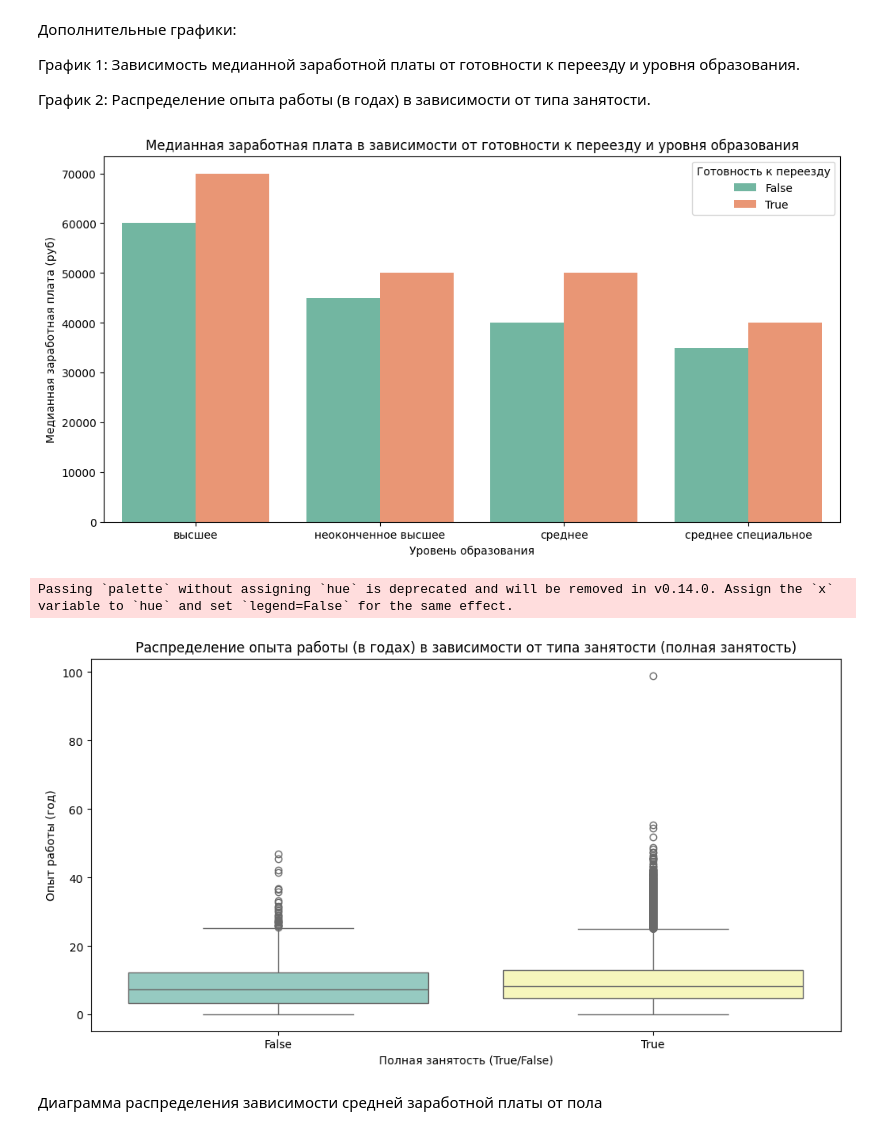
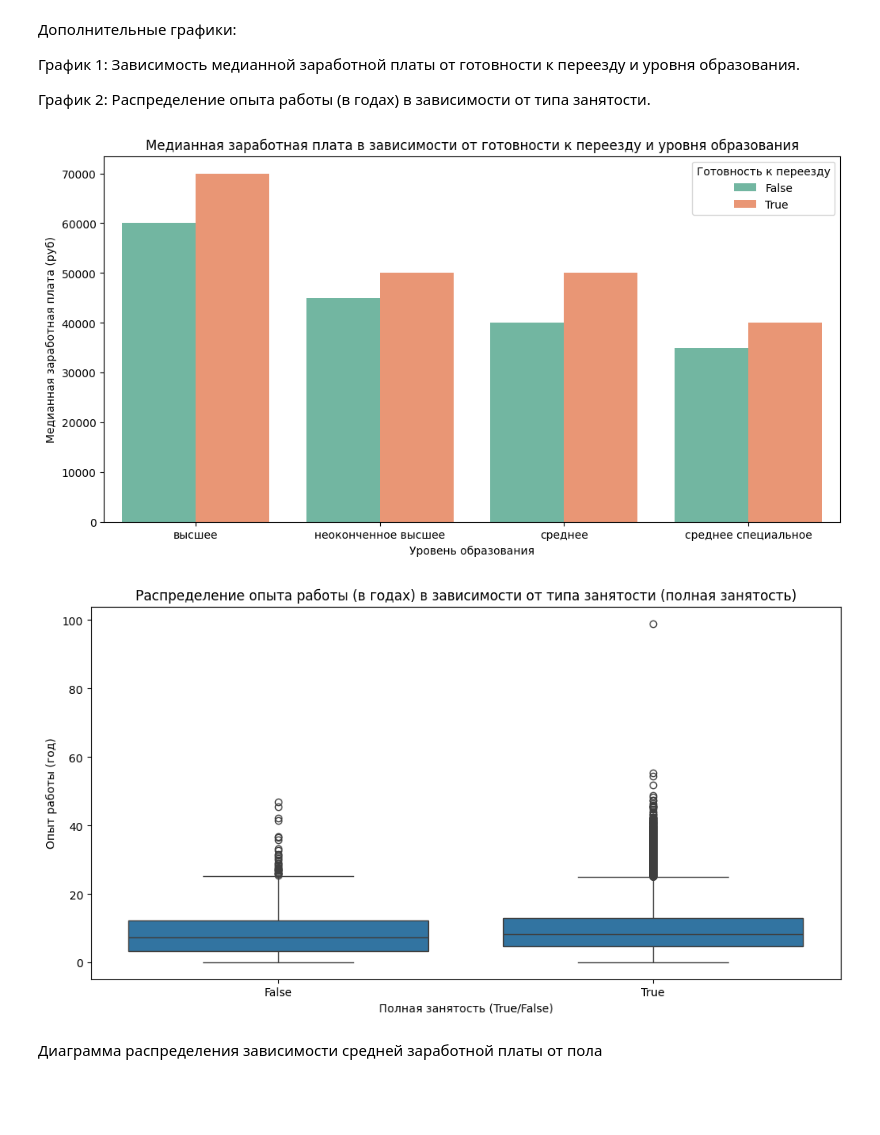
Before and after one commit to maksmick/SF, a Jupyter notebook: Project_1/Project-1_MT.ipynb, the cells around one changed output. Drawn from its saved outputs; the diff is of its cells as text; code cells hidden in the pictures; blank space fills up the shorter version.

```diff
--- a/Project_1/Project-1_MT.ipynb
+++ b/Project_1/Project-1_MT.ipynb
@@ -436,7 +436,7 @@ display(rates.head())
 | 4 | USD | D | 02/01/18 | 00:00 | 57.6002 | 0 | 1 |
 # %%
 # Переводим признак "Обновление резюме" в формат datetime и достаем из него дату
-data_hh['Обновленное резюме'] = pd.to_datetime(data_hh['Обновление резюме'])
+data_hh['Обновленное резюме'] = pd.to_datetime(data_hh['Обновление резюме'], dayfirst=True)
 data_hh['Дата обновления'] = data_hh['Обновленное резюме'].dt.date
 
 # Переводим признак "date" из таблицы с валютами в формат datetime
@@ -470,8 +470,8 @@ data_hh = data_hh.merge(rates, how='left', left_on=['Дата обновлени
 data_hh.loc[data_hh['Валюта'] == 'RUB', 'close'] = 1
 data_hh.loc[data_hh['Валюта'] == 'RUB', 'proportion'] = 1
 # Заполняем пропуски в столбцах close и proportion значением 1 для случаев, где курс валюты отсутствует
-data_hh['close'].fillna(1, inplace=True)
-data_hh['proportion'].fillna(1, inplace=True)
+data_hh['close'] = data_hh['close'].fillna(1)
+data_hh['proportion'] = data_hh['proportion'].fillna(1)
 # Умножаем сумму желаемой заработной платы на курс валюты и делим на пропорцию
 data_hh['ЗП (руб)'] = data_hh['Сумма ЗП'] * data_hh['close'] / data_hh['proportion']
 
@@ -860,26 +844,25 @@ plt.show()
 # %%
 # График 1: Зависимость медианной заработной платы от готовности к переезду и уровня образования
 median_salary_by_relocation_education = data_hh.groupby(['Готовность к переезду', 'Образование'])['ЗП (руб)'].median().reset_index()
 
 plt.figure(figsize=(12, 6))
 sns.barplot(data=median_salary_by_relocation_education, x='Образование', y='ЗП (руб)', hue='Готовность к переезду', palette='Set2')
 plt.title('Медианная заработная плата в зависимости от готовности к переезду и уровня образования')
 plt.xlabel('Уровень образования')
 plt.ylabel('Медианная заработная плата (руб)')
 plt.legend(title='Готовность к переезду')
 plt.show()
 
 # График 2: Распределение опыта работы (в годах) в зависимости от типа занятости
 plt.figure(figsize=(12, 6))
-sns.boxplot(data=scatter_data, x='полная занятость', y='Опыт работы (год)', palette='Set3')
+sns.boxplot(data=scatter_data, x='полная занятость', y='Опыт работы (год)', legend=False)
 plt.title('Распределение опыта работы (в годах) в зависимости от типа занятости (полная занятость)')
 plt.xlabel('Полная занятость (True/False)')
 plt.ylabel('Опыт работы (год)')
 plt.show()
 # %% [output]
 [figure]
-Passing `palette` without assigning `hue` is deprecated and will be removed in v0.14.0. Assign the `x` variable to `hue` and set `legend=False` for the same effect.
-[figure, old version]
+[figure, new version]
 # %% [markdown]
 Диаграмма распределения зависимости средней заработной платы от пола
 # %%
```
Also changed, not shown: parts of 4 cells of this notebook, 1 other file.
